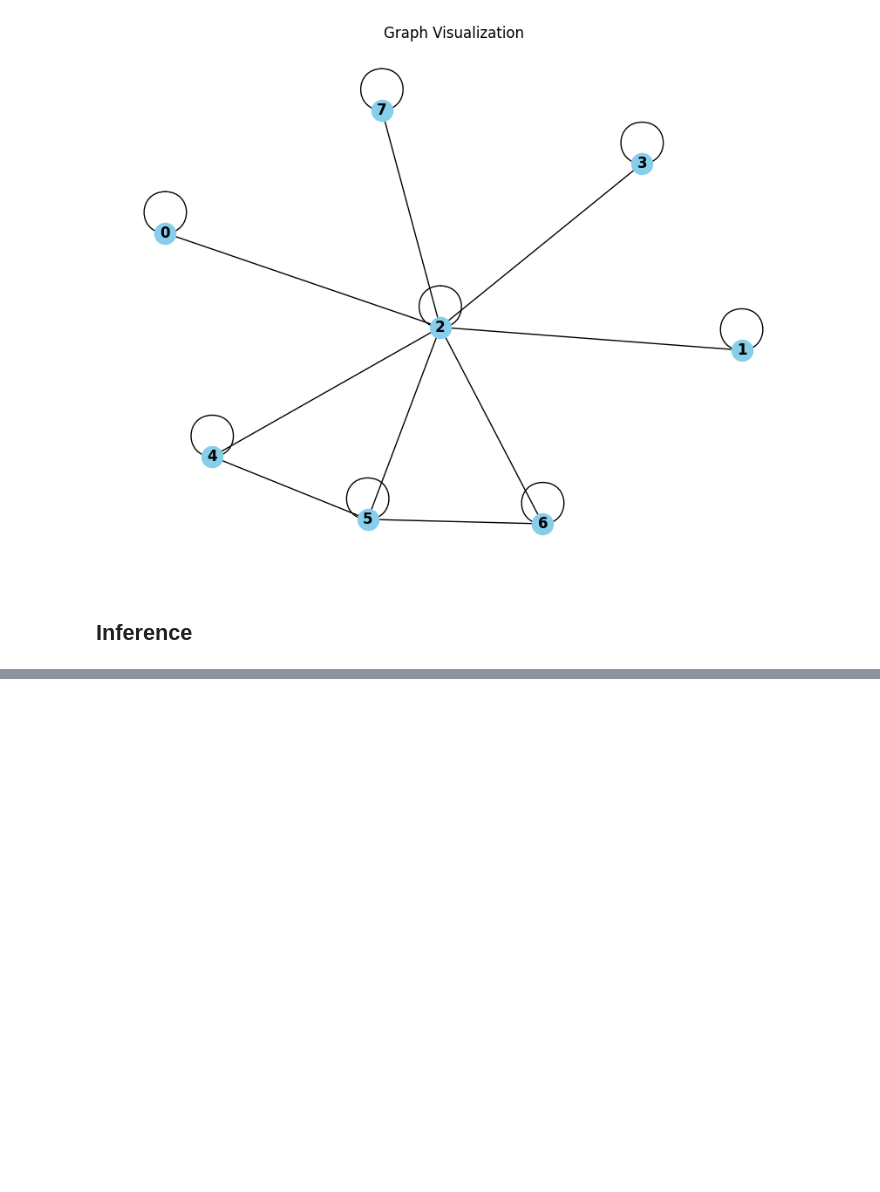
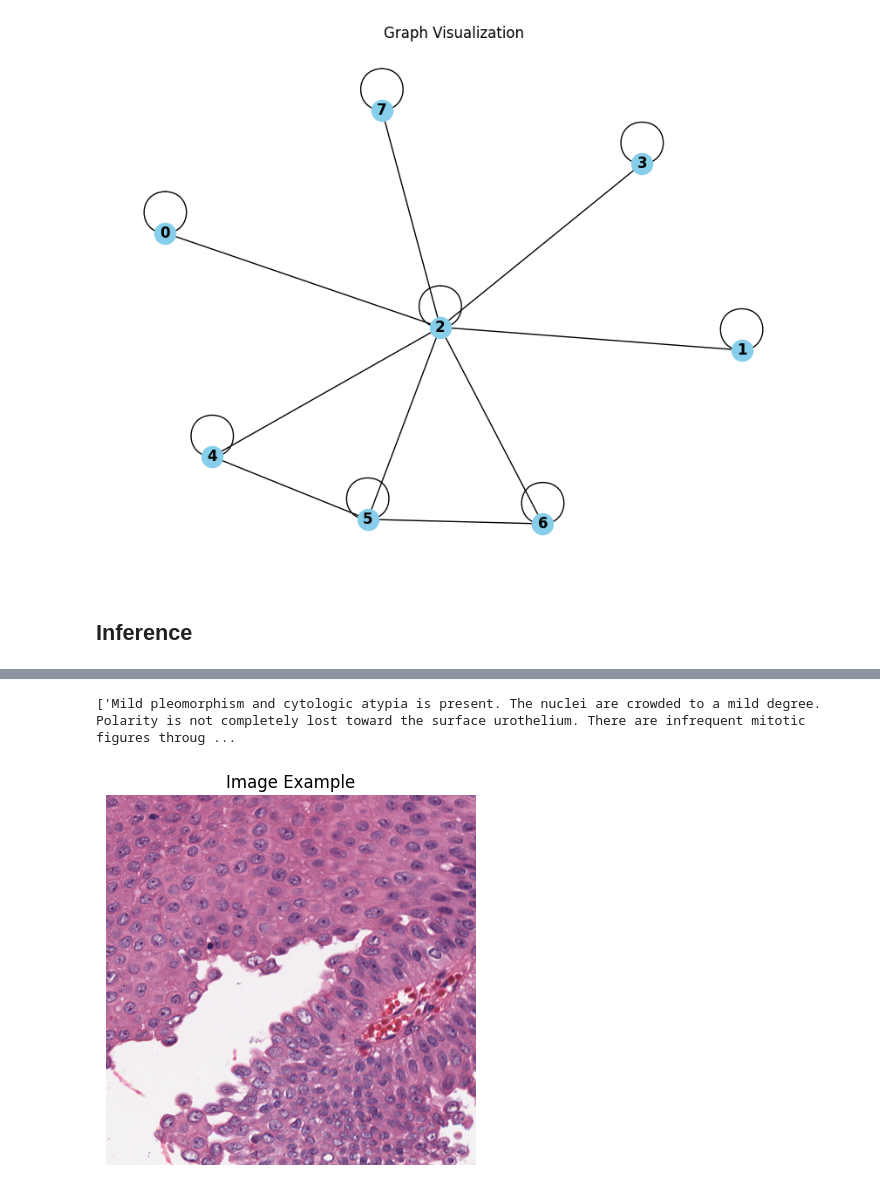
Before and after one commit to PeterrHH/GNN-Histo-Caption, a Jupyter notebook: main/Untitled.ipynb, the cells around one changed output, grey strips where cells are left out. Cells and saved outputs as stored; diff of their text form; code cells hidden in the pictures; blank space fills up the shorter version.

```diff
--- a/main/Untitled.ipynb
+++ b/main/Untitled.ipynb
@@ -521,5 +525,5 @@ def read_file(file_path):
     for key, value_dict in data.items():
         for cap in value_dict['caption']:
             all_cap.append(cap)
-    return all_cap
+    return data,all_cap
 # %%
@@ -951,12 +1075,16 @@ RuntimeError: Attempting to deserialize object on a CUDA device but torch.cuda.i
 # %%
+name = "115926_001"
 device = torch.device("cuda" if torch.cuda.is_available() else "cpu")
-image_path = "../../Report-nmi-wsi/Images/train/118201_010.png"
-cg_path = "../../graph/cell_graphs/train/118201_010.bin"
-tg_path = "../../graph/tissue_graphs/train/118201_010.bin"
-assign_mat_path = "../../graph/assignment_mat/train/118201_010.h5"
-vocab_file= "new_vocab_bladderreport.pkl"
+print(device)
+image_path = f"../../../../../../srv/scratch/bic/peter/Report/Images/test/{name}.png"
+
+cg_path = f"../../../../../../srv/scratch/bic/peter/full-graph/cell_graphs/test/{name}.bin"
+tg_path = f"../../../../../../srv/scratch/bic/peter/full-graph/tissue_graphs/test/{name}.bin"
+assign_mat_path = f"../../../../../../srv/scratch/bic/peter/full-graph/assignment_mat/test/{name}.h5"
+vocab_file= "process_vocab_bladderreport.pkl"
 
 # Load vocabulary from the pickle file
 with open(vocab_file, 'rb') as file:
     vocab = pickle.load(file)
-inference(encoder,global_feature_extractor,decoder, image_path,cg_path,tg_path,assign_mat_path,vocab_file,device)
+sentence = inference(encoder,global_feature_extractor,decoder, image_path,cg_path,tg_path,assign_mat_path,vocab,device)
+print(sentence)
@@ -962,0 +1099,26 @@ inference(encoder,global_feature_extractor,decoder, image_path,cg_path,tg_path,a
+# %%
+test_name = "test_annotation.json"
+base = "../../../../../../srv/scratch/bic/peter/Report"
+test_cap_path = os.path.join(base,test_name)
+with open(test_cap_path, 'r') as json_file:
+    test_data = json.load(json_file)
+# %%
+
+pure_name = os.path.splitext(os.path.basename(image_path))[0]
+caption = test_data[pure_name]['caption']
+print(caption)
+
+# Open the image file
+image = cv2.imread(image_path)
+# dir_name, img_name = os.path.split(image_path)
+# # Convert the BGR image to RGB (OpenCV loads images in BGR format)
+image_rgb = cv2.cvtColor(image, cv2.COLOR_BGR2RGB)
+
+# Display the image using matplotlib
+plt.imshow(image_rgb)
+plt.title("Image Example")
+plt.axis('off')  # Hide the axis
+plt.show()
+# %% [output]
+['Mild pleomorphism and cytologic atypia is present. The nuclei are crowded to a mild degree. Polarity is not completely lost toward the surface urothelium. There are infrequent mitotic figures throug ...
+[figure, added]
```
Also changed, not shown: parts of 34 cells of this notebook, 10 other files.
